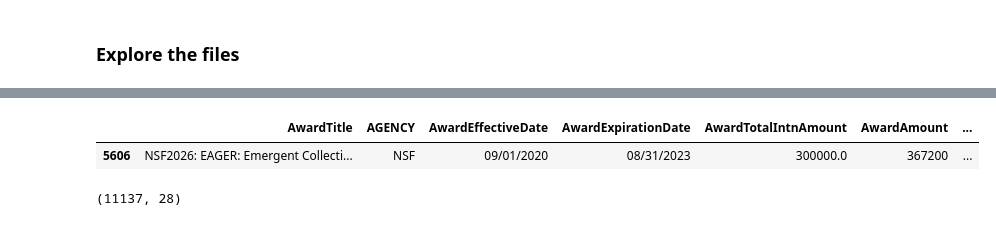
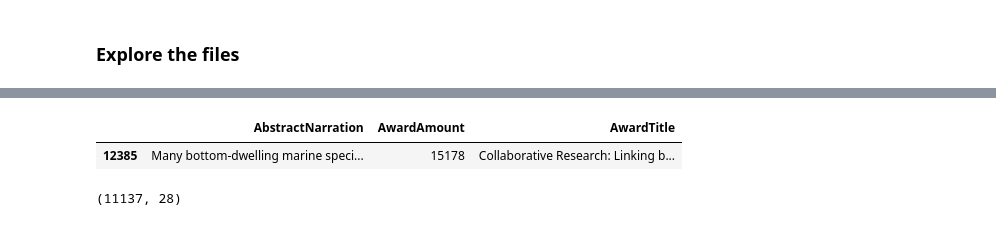
Before and after one commit to qSergio/MapperTopic, a Jupyter notebook: Report/TextAnalysis.ipynb, the cells around one changed output, grey strips where cells are left out. Cells and saved outputs as stored; diff of their text form; code cells hidden in the pictures.

```diff
--- a/Report/TextAnalysis.ipynb
+++ b/Report/TextAnalysis.ipynb
@@ -216,10 +212,10 @@ Data columns (total 28 columns):
 dtypes: float64(13), int64(5), object(10)
 memory usage: 2.8+ MB
 # %%
-df.sample()
+df[['AbstractNarration', 'AwardAmount', 'AwardTitle']].sample()
 # %% [output]
-|  | AwardTitle | AGENCY | AwardEffectiveDate | AwardExpirationDate | AwardTotalIntnAmount | AwardAmount | ... |
-| 5606 | NSF2026: EAGER: Emergent Collecti... | NSF | 09/01/2020 | 08/31/2023 | 300000.0 | 367200 | ... |
+|  | AbstractNarration | AwardAmount | AwardTitle |
+| 12385 | Many bottom-dwelling marine speci... | 15178 | Collaborative Research: Linking b... |
 # %%
 df.dropna(subset = ['AbstractNarration'], inplace=True)
 df.drop_duplicates(subset=['AbstractNarration'], inplace=True)
```
Also changed, not shown: parts of 45 cells of this notebook, 4 other files.
